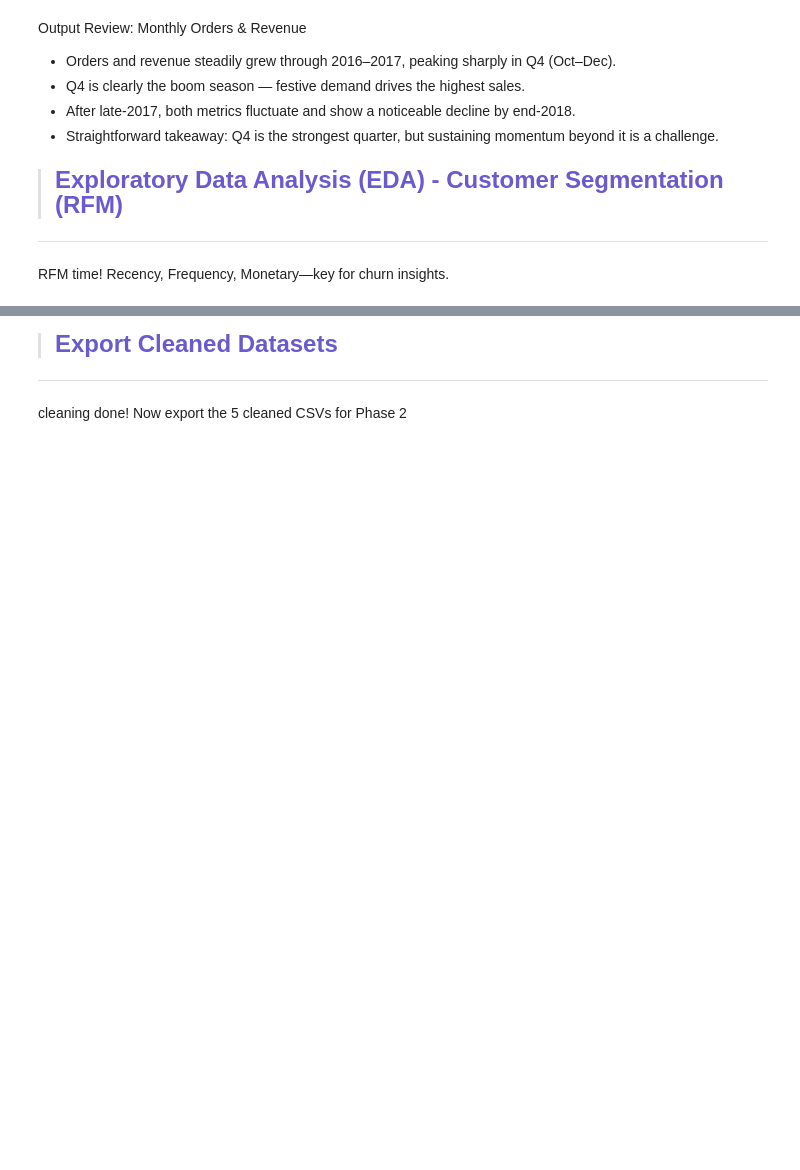
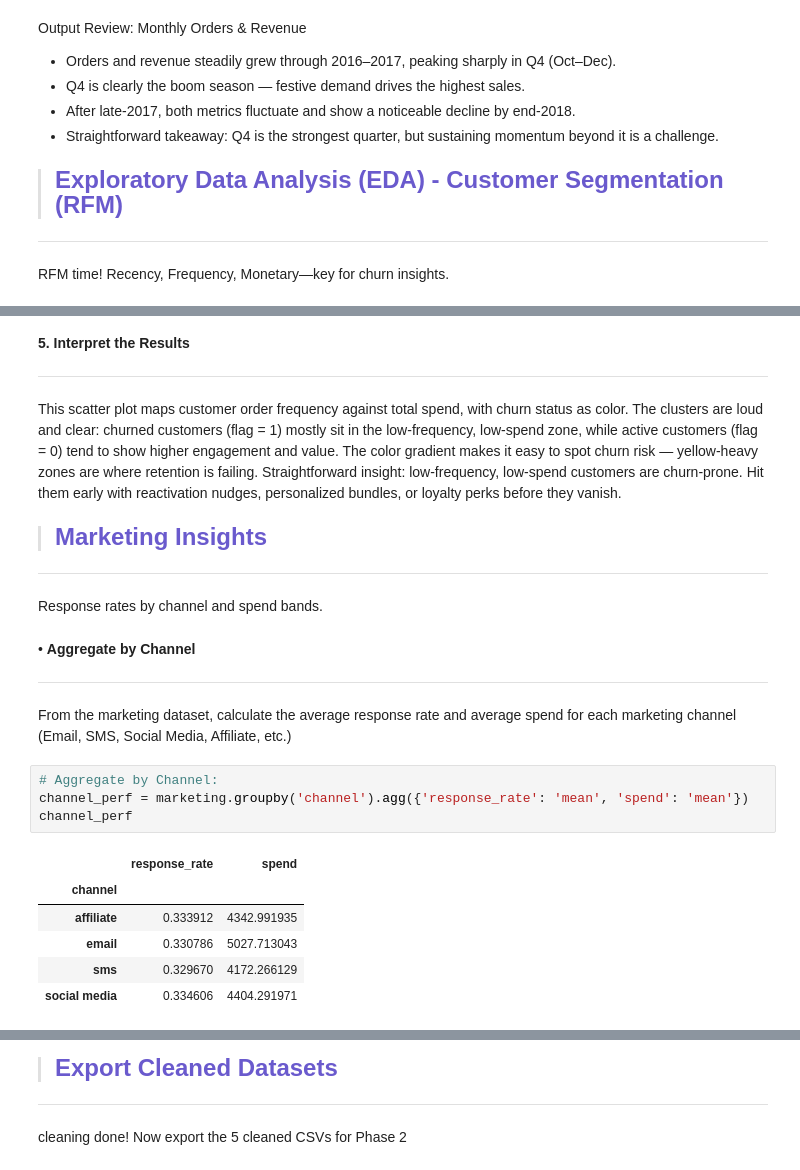
Before and after one commit to Kanakbaghel/Capstone_Project, a Jupyter notebook: Scripts/EDA.ipynb, the cells around one changed output, grey strips where cells are left out. Saved outputs shown, nothing was run; the diff lists cells and outputs as text; blank space fills up the shorter version.

```diff
--- a/Scripts/EDA.ipynb
+++ b/Scripts/EDA.ipynb
@@ -534,0 +621,28 @@ Output Review: Frequency vs. Spend by Churn
+# %% [markdown]
+**5. Interpret the Results**
+
+-------------
+# %% [markdown]
+This scatter plot maps customer order frequency against total spend, with churn status as color. The clusters are loud and clear: churned customers (flag = 1) mostly sit in the low-frequency, low-spend zone, while active customers (flag = 0) tend to show higher engagement and value. The color gradient makes it easy to spot churn risk — yellow-heavy zones are where retention is failing. Straightforward insight: low-frequency, low-spend customers are churn-prone. Hit them early with reactivation nudges, personalized bundles, or loyalty perks before they vanish.
+# %% [markdown]
+> <font color=slateblue size=5>**Marketing Insights**
+-----
+ Response rates by channel and spend bands.
+# %% [markdown]
+•  **Aggregate by Channel**
+
+----------
+
+From the marketing dataset, calculate the average response rate and average
+spend for each marketing channel (Email, SMS, Social Media, Affiliate, etc.)
+# %%
+# Aggregate by Channel:
+channel_perf = marketing.groupby('channel').agg({'response_rate': 'mean', 'spend': 'mean'})
+channel_perf
+# %% [output]
+|  | response_rate | spend |
+| channel |  |  |
+| affiliate | 0.333912 | 4342.991935 |
+| email | 0.330786 | 5027.713043 |
+| sms | 0.329670 | 4172.266129 |
+| social media | 0.334606 | 4404.291971 |
```
Also changed, not shown: parts of 37 cells of this notebook.
